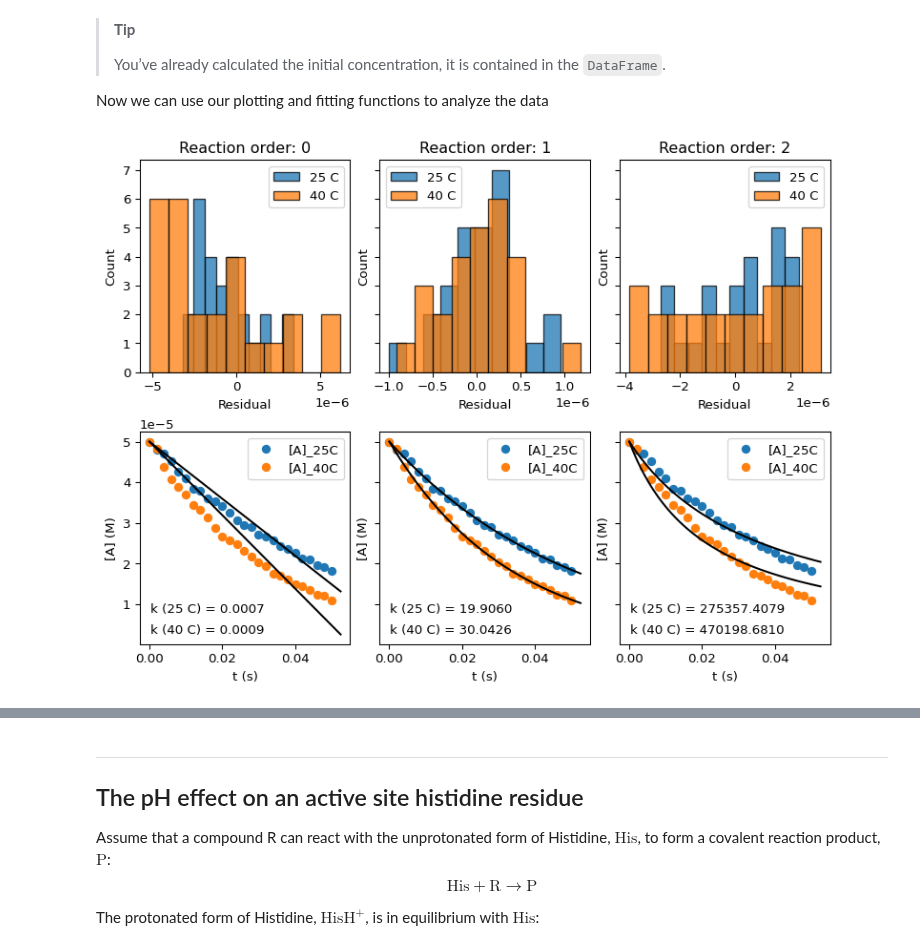
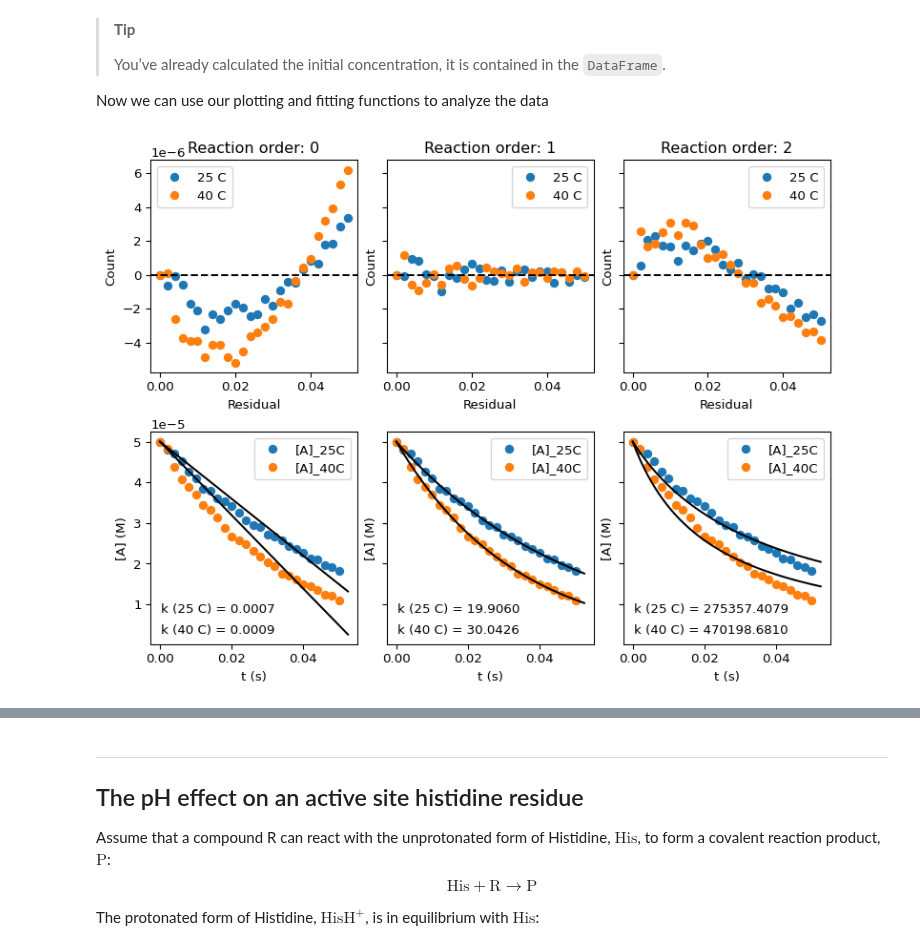
Before and after one commit to au-mbg/fysisk-biokemi, a Jupyter notebook: built_notebooks/master/week_47.ipynb, the cells around one changed output, grey strips where cells are left out. Saved outputs shown, nothing was run; the diff lists cells and outputs as text; code cells hidden in the pictures.

```diff
--- a/built_notebooks/master/week_47.ipynb
+++ b/built_notebooks/master/week_47.ipynb
@@ -208,16 +213,18 @@ residuals within that range of values.
 # %%
 fig, axes = plt.subplots(2, 3, figsize=(8, 4), sharey=True, layout='constrained', sharex=True)
 
-axes[0, 0].set_ylabel('Count')
-axes[1, 0].set_ylabel('Count')
+axes[0, 0].set_ylabel('Reaction 1: Residuals')
+axes[1, 0].set_ylabel('Reaction 2: Residuals')
 
 for ax_col, order in zip(axes.T, orders):
 
     residuals = calculate_residuals(t, A1, A1_0, order)
-    ax_col[0].hist(residuals, alpha=0.75, color='C0')
+    ax_col[0].plot(t, residuals, 'o', color='C0')
+    ax_col[0].axhline(0, color='black', linestyle='--')
+
+    ax_col[0].set_title(f'Reaction order: {order}')
 
     residuals = calculate_residuals(t, A2, A2_0, order)
-    ax_col[1].hist(residuals, alpha=0.75, color='C1')
-
-    ax_col[1].set_xlabel('Residual')
+    ax_col[1].plot(t, residuals, 'o', color='C1')
+    ax_col[1].axhline(0, color='black', linestyle='--')
 # %% [output]
@@ -468,36 +481,37 @@ Now we can use our plotting and fitting functions to analyze the data
 fig, axes = plt.subplots(2, 3, figsize=(8, 6), sharey='row', layout='constrained')
 
 for ax in axes.T:
     plot_dataframe(ax[1], df)
 
 orders = [0, 1, 2]
 t_eval = np.linspace(0, t.max()*1.05)
 
 for ax_col, order in zip(axes.T, orders):
     # Calculate the fits
     k25, y_fit_25, residuals_25 = make_fit(t, A_25, t_eval, A0_25, order)
     k40, y_fit_40, residuals_40 = make_fit(t, A_40, t_eval, A0_40, order)
 
     # Plot the fits
     ax = ax_col[1]
     ax.plot(t_eval, y_fit_25, color='k')
     ax.plot(t_eval, y_fit_40, color='k')
     ax.text(0.05, 0.15, f'k (25 C) = {k25:.4f}', transform=ax.transAxes)
     ax.text(0.05, 0.05, f'k (40 C) = {k40:.4f}', transform=ax.transAxes)
 
     ax.legend()
 
     # Plot the residuals
     ax = ax_col[0]
-    ax.hist(residuals_25, facecolor='C0', alpha=0.75, edgecolor='k', label='25 C')
-    ax.hist(residuals_40, facecolor='C1', alpha=0.75, edgecolor='k', label='40 C')
+    ax.plot(t, residuals_25, 'o', color='C0', label='25 C')
+    ax.plot(t, residuals_40, 'o', color='C1', label='40 C')
+    ax.axhline(0, color='black', linestyle='--')
     ax.set_xlabel('Residual')
     ax.set_ylabel('Count')
     ax.legend()
 
     ax.set_title(f'Reaction order: {order}')
 # %% [output]
-[figure, old version]
+[figure, new version]
 # %% [markdown]
 Based on these plots
 
```
Also changed, not shown: parts of 13 cells of this notebook, 13 other files.
